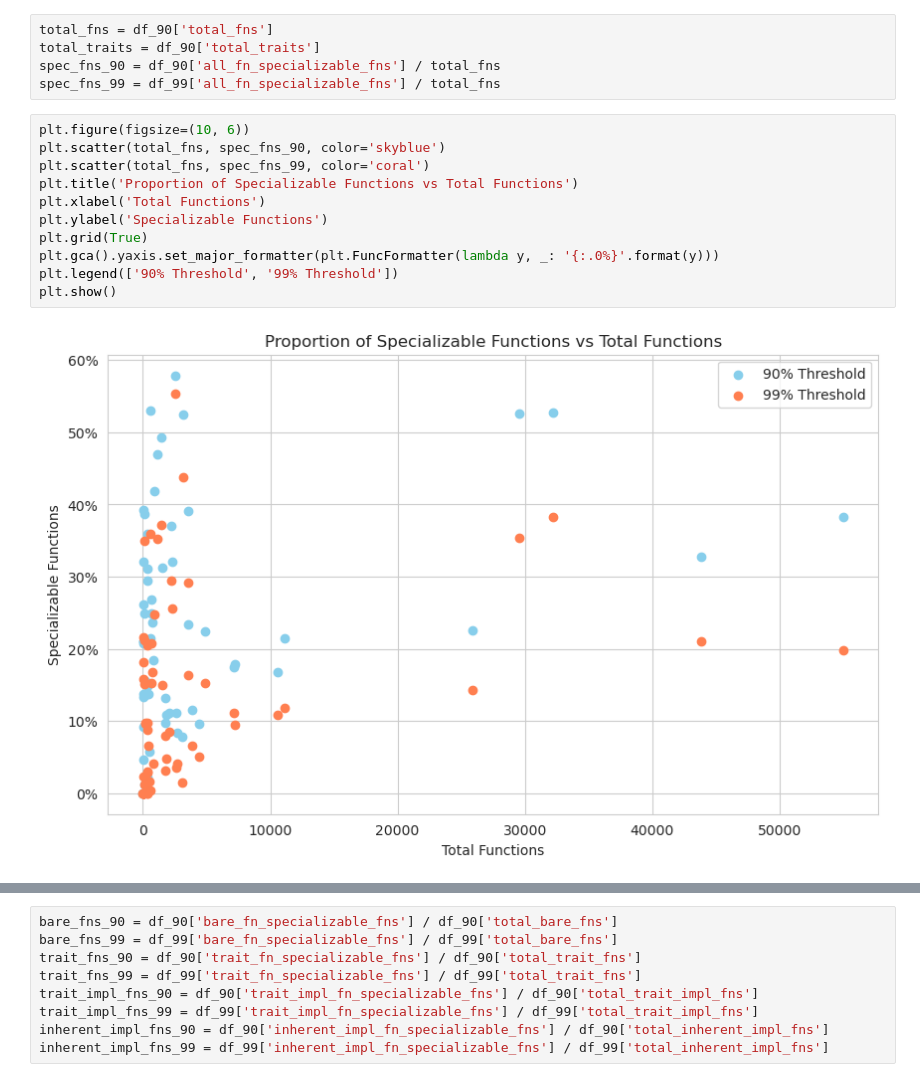
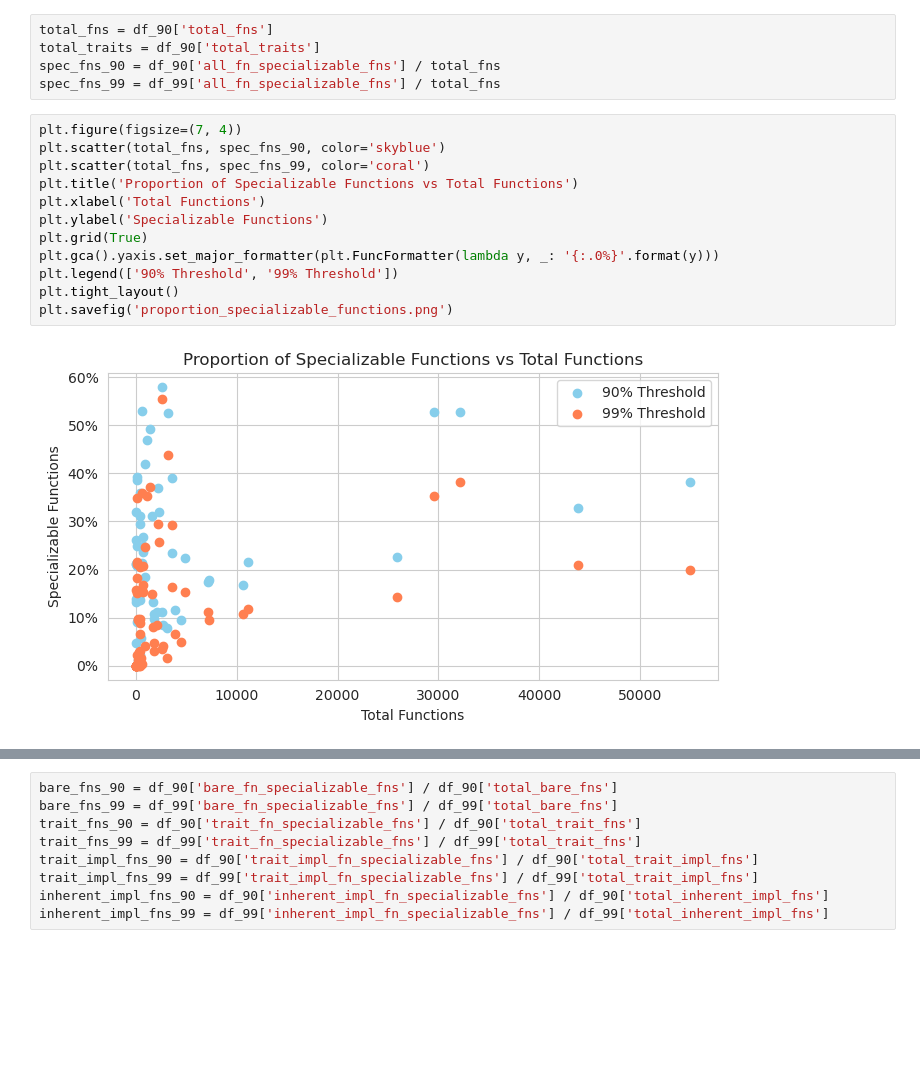
Before and after one commit to Ceratosenzaf/thesis, a Jupyter notebook: code/analysis/analysis.ipynb, the cells around one changed output, grey strips where cells are left out. Cells and saved outputs as stored; diff of their text form; blank space fills up the shorter version.

```diff
--- a/code/analysis/analysis.ipynb
+++ b/code/analysis/analysis.ipynb
@@ -22,16 +22,17 @@ total_traits = df_90['total_traits']
 spec_fns_90 = df_90['all_fn_specializable_fns'] / total_fns
 spec_fns_99 = df_99['all_fn_specializable_fns'] / total_fns
 # %%
-plt.figure(figsize=(10, 6))
+plt.figure(figsize=(7, 4))
 plt.scatter(total_fns, spec_fns_90, color='skyblue')
 plt.scatter(total_fns, spec_fns_99, color='coral')
 plt.title('Proportion of Specializable Functions vs Total Functions')
 plt.xlabel('Total Functions')
 plt.ylabel('Specializable Functions')
 plt.grid(True)
 plt.gca().yaxis.set_major_formatter(plt.FuncFormatter(lambda y, _: '{:.0%}'.format(y)))
 plt.legend(['90% Threshold', '99% Threshold'])
-plt.show()
+plt.tight_layout()
+plt.savefig('proportion_specializable_functions.png')
 # %% [output]
-[figure, old version]
+[figure, new version]
 # %%
```
Also changed, not shown: parts of 5 cells of this notebook, 8 other files.
